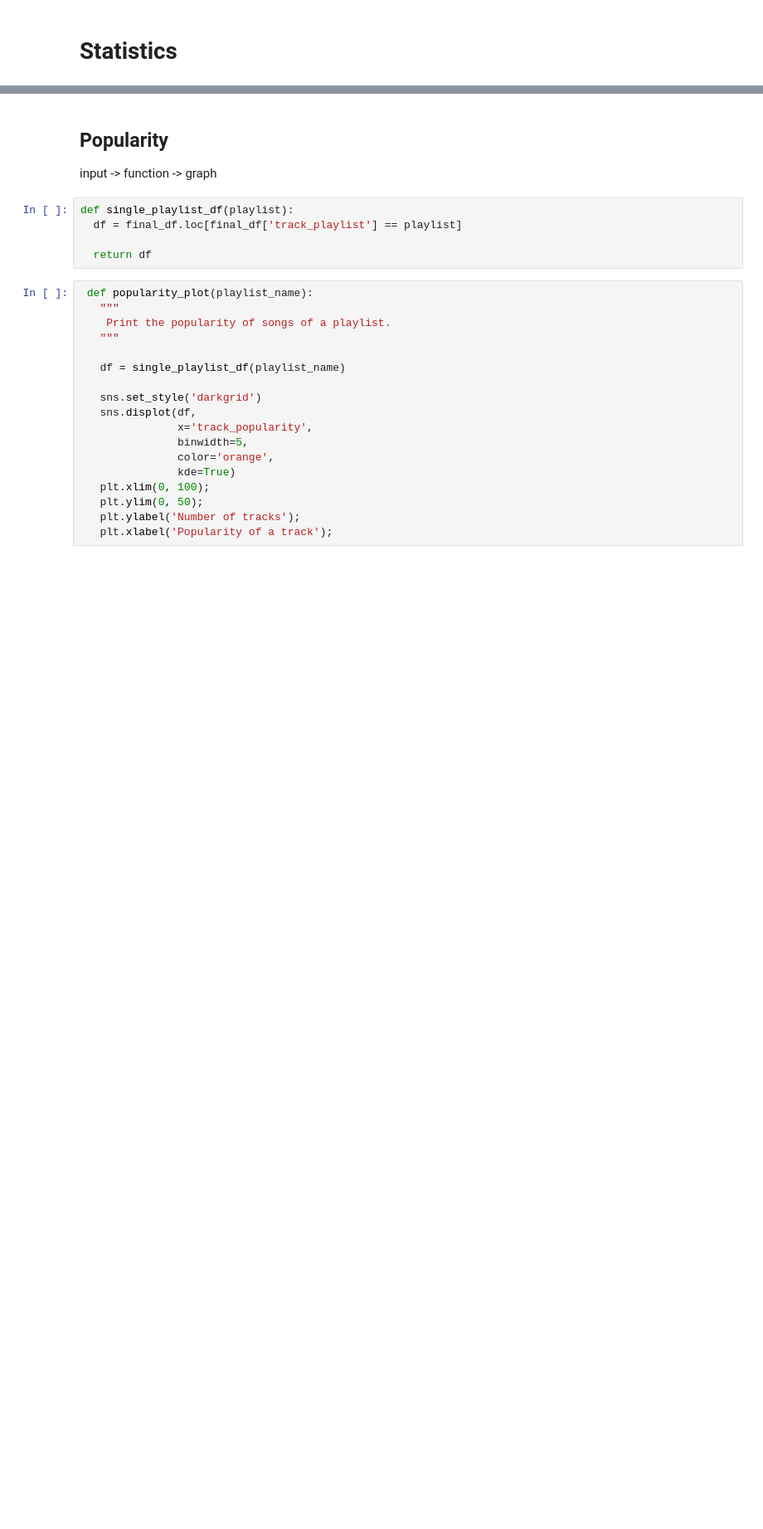
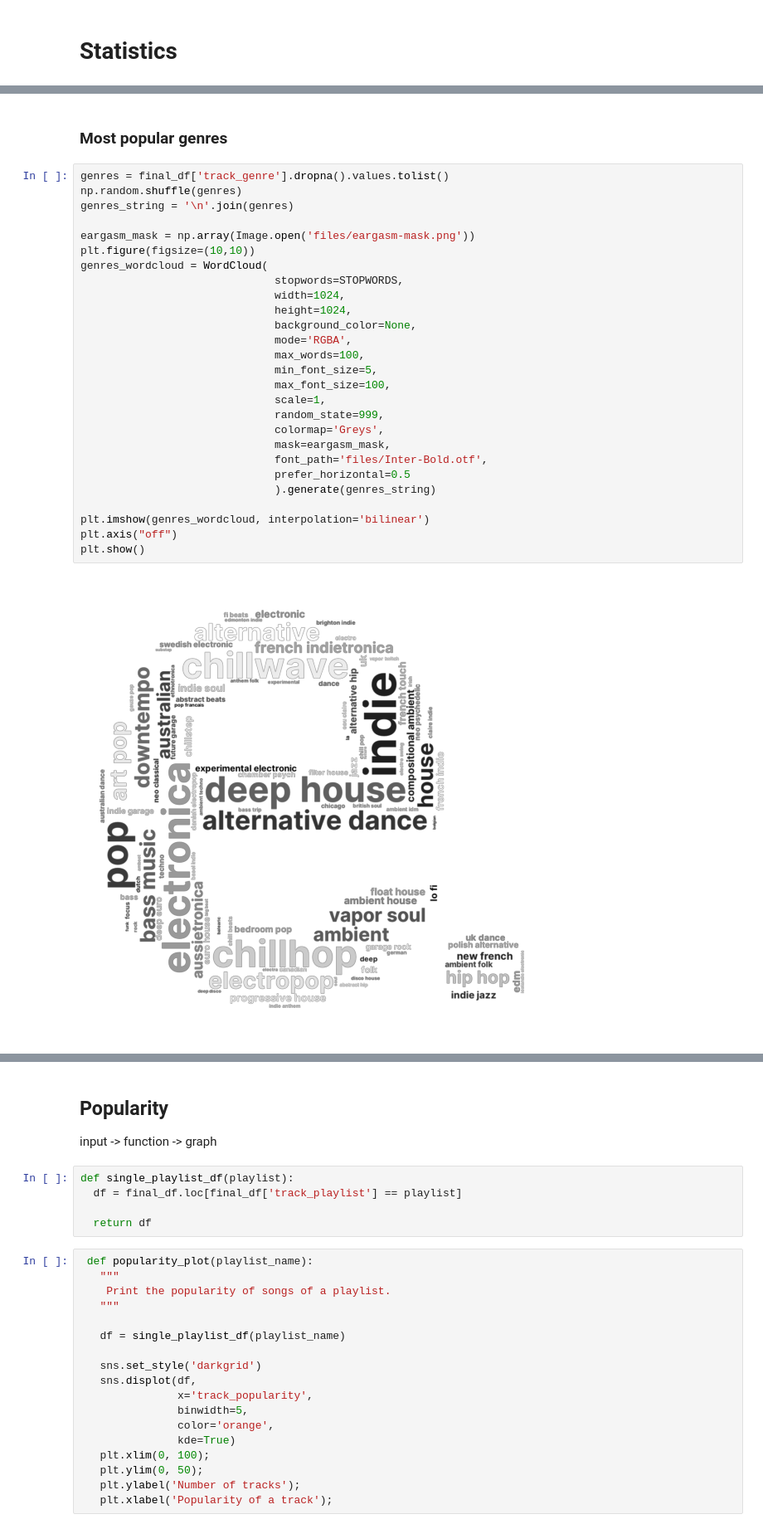
Before and after one commit to adamsiemaszkiewicz/eargasm-music, a Jupyter notebook: eargasm_data-visualisation.ipynb, the cells around one changed output, grey strips where cells are left out. Shown at 83% size. Cells and saved outputs as stored; diff of their text form; blank space fills up the shorter version.

```diff
--- a/eargasm_data-visualisation.ipynb
+++ b/eargasm_data-visualisation.ipynb
@@ -109,0 +147,31 @@ final_df
+# %% [markdown]
+### Most popular genres
+# %%
+genres = final_df['track_genre'].dropna().values.tolist()
+np.random.shuffle(genres)
+genres_string = '\n'.join(genres)
+
+eargasm_mask = np.array(Image.open('files/eargasm-mask.png'))
+plt.figure(figsize=(10,10))
+genres_wordcloud = WordCloud(
+                              stopwords=STOPWORDS,
+                              width=1024,
+                              height=1024,
+                              background_color=None,
+                              mode='RGBA',
+                              max_words=100,
+                              min_font_size=5,
+                              max_font_size=100,
+                              scale=1,
+                              random_state=999,
+                              colormap='Greys',
+                              mask=eargasm_mask,
+                              font_path='files/Inter-Bold.otf',
+                              prefer_horizontal=0.5
+                              ).generate(genres_string)
+
+plt.imshow(genres_wordcloud, interpolation='bilinear')
+plt.axis("off")
+plt.show()
+# %% [output]
+[figure, added]
```
Also changed, not shown: parts of 18 cells of this notebook, 2 other files.
